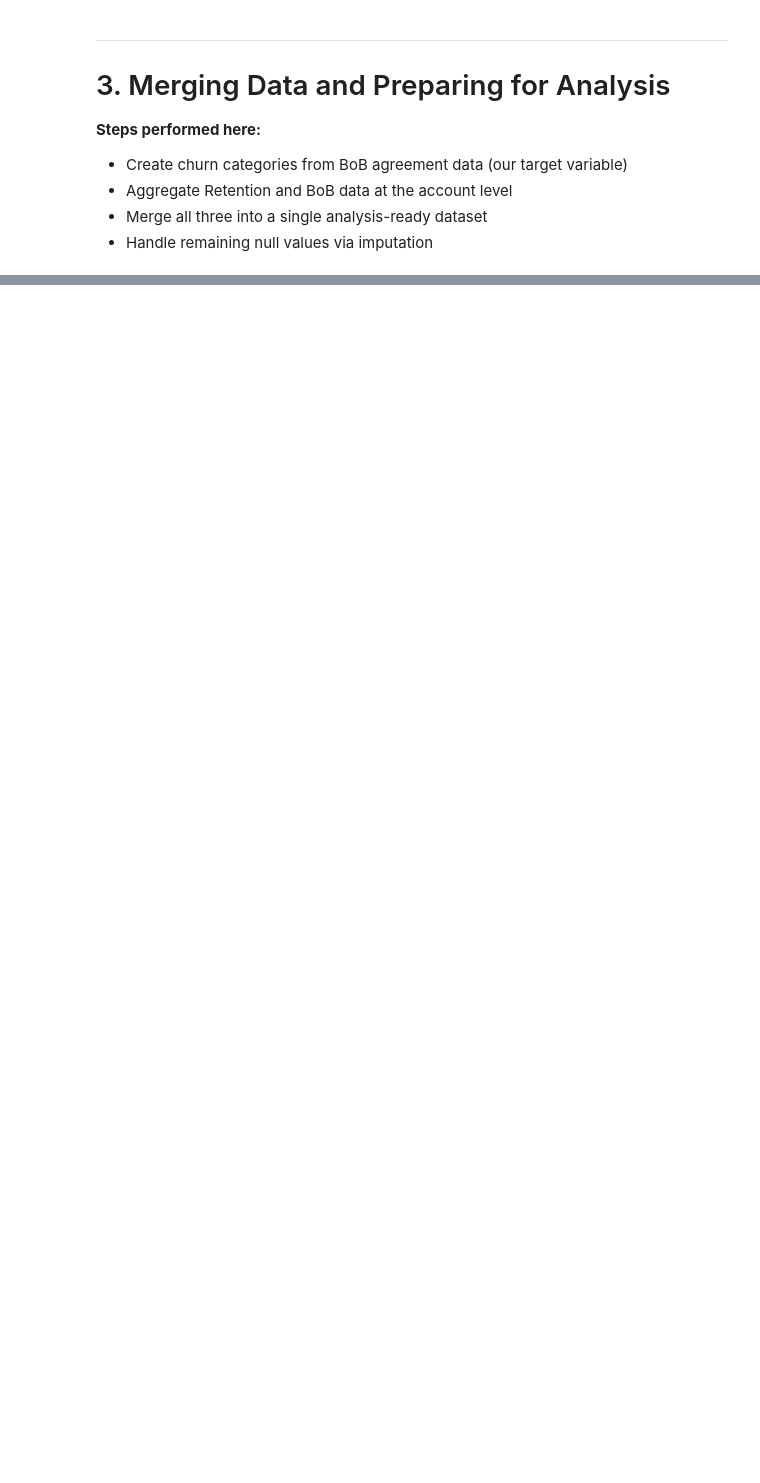
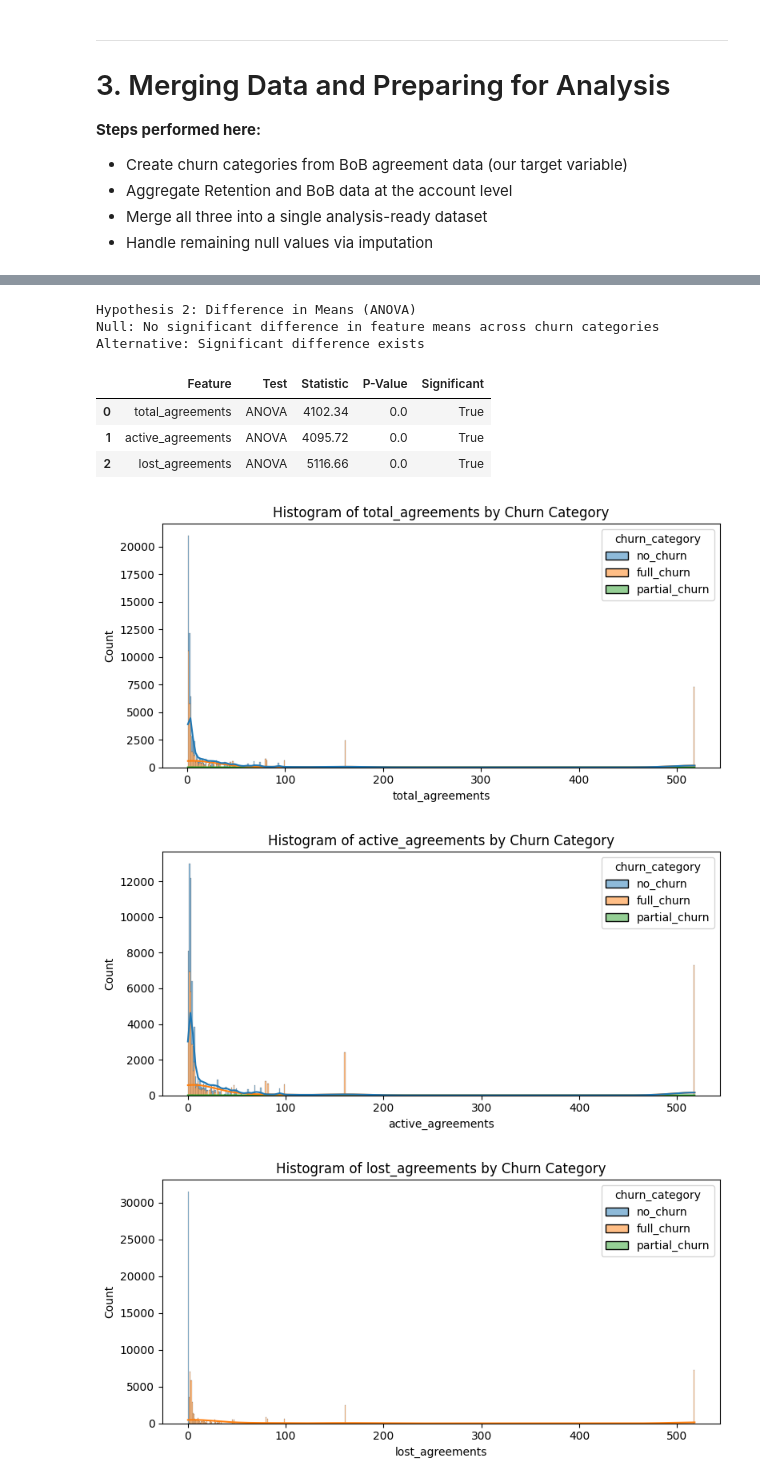
Before and after one commit to dhanyajay/customer-churn-analysis, a Jupyter notebook: notebooks/02_silver/02_preprocessing.ipynb, the cells around one changed output, grey strips where cells are left out. Saved outputs shown, nothing was run; the diff lists cells and outputs as text; code cells hidden in the pictures; blank space fills up the shorter version.

```diff
--- a/notebooks/02_silver/02_preprocessing.ipynb
+++ b/notebooks/02_silver/02_preprocessing.ipynb
@@ -799,0 +171,8 @@ The analysis dataset with identified significant features is now ready for model
+# %%
+merge_data_module = merge_module.MergeData(cleaned_retention, cleaned_bob)
+merge_data_for_analysis = merge_data_module.merge_data()
+
+print('\nMerged Data Info: ')
+print('\nNull counts :\n', merge_data_for_analysis.isnull().sum())
+print('\nDuplicate Count :\n', merge_data_for_analysis.duplicated().sum())
+print('\nData Info :\n', merge_data_for_analysis.info())
@@ -799,0 +209,9 @@ The analysis dataset with identified significant features is now ready for model
+# %%
+churn_classification = churn_module.ChurnClassification(merge_data_for_analysis)
+churn_classified_df = churn_classification.classify_churn()
+
+print('\Churn Categorised Data Info: ')
+print('\nShape of Churn Categorised Data :\n', churn_classified_df.shape)
+print('\nNull counts :\n', churn_classified_df.isnull().sum())
+print('\nDuplicate Count :\n', churn_classified_df.duplicated().sum())
+print('\nData Info :\n', churn_classified_df.info())
@@ -799,0 +278,14 @@ The analysis dataset with identified significant features is now ready for model
+# %%
+hypo_module = hypothesis_module.HypothesisPlotting()
+# %%
+# Ensure we have the target properly mapped
+churn_map = {'no_churn': 0, 'partial_churn': 1, 'full_churn': 2}
+if 'target' in churn_classified_df.columns:
+    churn_classified_df['churn_ordinal'] = churn_classified_df['target'].map(churn_map)
+
+# Create the final analysis DF for this section by merging categories back
+analysis_df = pd.merge(merge_data_for_analysis, churn_classified_df, on='account_number', how='left')
+analysis_df.rename(columns={'target': 'churn_category'}, inplace=True)
+
+continuous_features = ['total_agreements', 'active_agreements', 'lost_agreements', 'avg_fee_bob', 'total_revenue_bob']
+continuous_features = [f for f in continuous_features if f in analysis_df.columns]
@@ -799,0 +310,20 @@ The analysis dataset with identified significant features is now ready for model
+# %%
+# Run Hypothesis 2: ANOVA
+hypo_2_tester = hypo_2_module.Hypothesis2ANOVA(analysis_df, target_column='churn_ordinal')
+res_2 = hypo_2_tester.run_test()
+display(pd.DataFrame(res_2))
+
+for r in res_2:
+    if r['Significant']:
+        hypo_module.plot_feature_histogram(analysis_df, r['Feature'])
+# %% [output]
+Hypothesis 2: Difference in Means (ANOVA)
+Null: No significant difference in feature means across churn categories
+Alternative: Significant difference exists
+|  | Feature | Test | Statistic | P-Value | Significant |
+| 0 | total_agreements | ANOVA | 4102.34 | 0.0 | True |
+| 1 | active_agreements | ANOVA | 4095.72 | 0.0 | True |
+| 2 | lost_agreements | ANOVA | 5116.66 | 0.0 | True |
+[figure, added]
+[figure, added]
+[figure, added]
```
Also changed, not shown: parts of 67 cells of this notebook, 15 other files.
